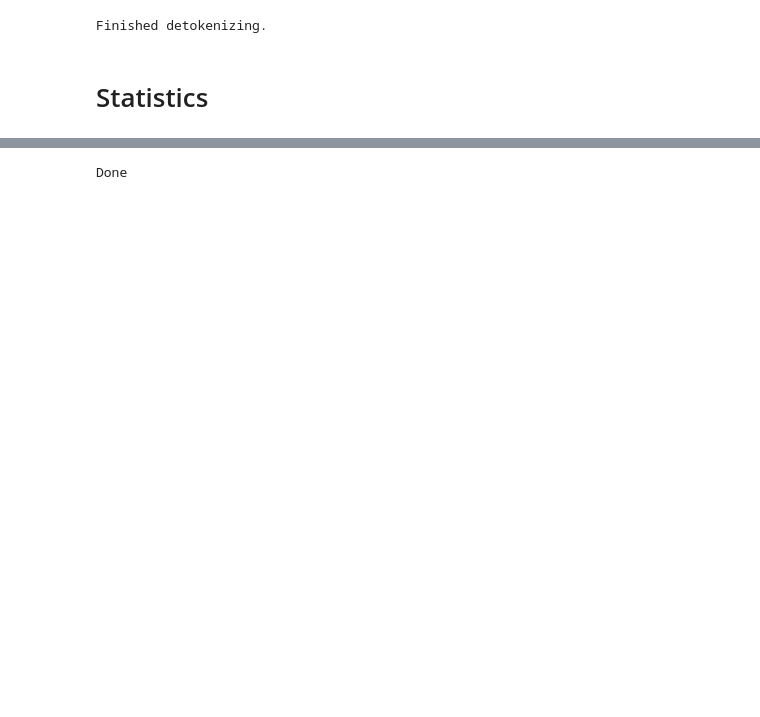
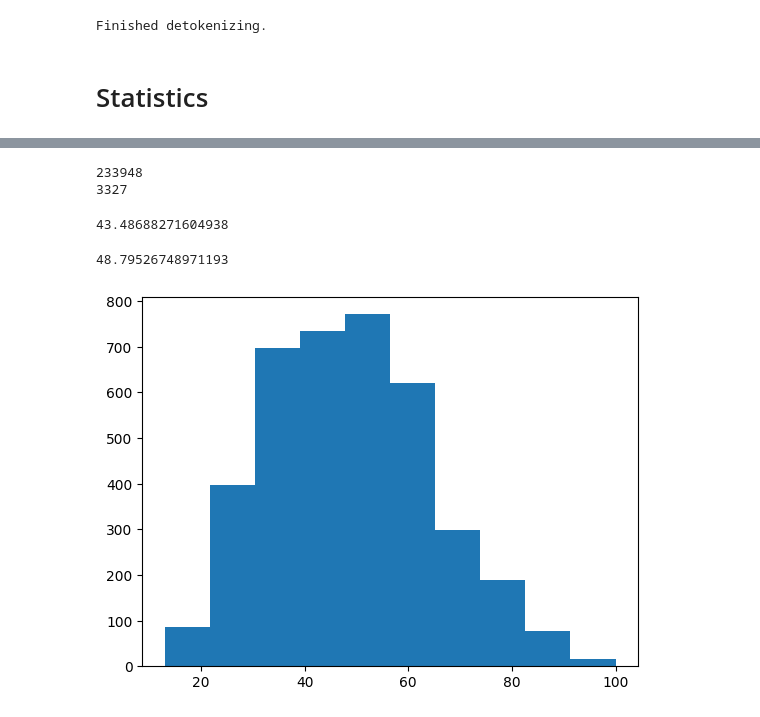
Before and after one commit to violinazh/Master-Thesis_Biases_NMT, a Jupyter notebook: Notebooks/Statistics.ipynb, the cells around one changed output, grey strips where cells are left out. Cells and saved outputs as stored; diff of their text form; code cells hidden in the pictures; blank space fills up the shorter version.

Commit message:
Disambiguated WinoMT dataset and ran statistic tests on sentence and word uniqueness

```diff
--- a/Notebooks/Statistics.ipynb
+++ b/Notebooks/Statistics.ipynb
@@ -58,7 +81,7 @@ with open('en_original.txt') as fin, open('tok.en_original.en','w') as fout:
         tokens = mt_en.tokenize(mpn.normalize(line), return_str=True)
         print(tokens, end='\n', file=fout)
 
-with open('en_modified.txt') as fin, open('tok.en_modified.en','w') as fout:
+with open('en_disambiguated.txt') as fin, open('tok.en_disambiguated.en','w') as fout:
     for line in fin:
         tokens = mt_en.tokenize(mpn.normalize(line), return_str=True)
         print(tokens, end='\n', file=fout)
@@ -288,7 +314,7 @@ with open('hyp_original_back.txt', encoding='utf8') as fin, open('original_back.
         tokens = md_en.detokenize(line.split(), return_str=True)
         print(tokens, end='\n', file=fout)
 
-with open('hyp_modified_back.txt', encoding='utf8') as fin, open('modified_back.txt','w', encoding='utf8') as fout:
+with open('hyp_disambiguated_back.txt', encoding='utf8') as fin, open('disambiguated_back.txt','w', encoding='utf8') as fout:
     for line in fin:
         tokens = md_en.detokenize(line.split(), return_str=True)
         print(tokens, end='\n', file=fout)
@@ -382,22 +458,50 @@ print(sum(x > 0 for x in results))
-# %%
-# Remove stopwords and count unique words in nbest list
-
-import spacy
-
-sp = spacy.load('en_core_web_sm')
-stopwords = spacy.lang.en.stop_words.STOP_WORDS
-
-words = set()
-
-# !!! takes a lot of time
-with open('modified_back.txt', 'r') as fin,  open('removed_sw.txt', 'w') as out_file:
-    for line in fin:
-        tokens = sp(line)
-        for token in tokens:
-            if token not in stopwords:    # checking whether the word is a stop word
-                #words.add(token)
-                print(token, end='\n', file=out_file)
-
-print("Done")
-# %% [output]
-Done
+# %%
+# Count how many times the source words occurs in the nbest list of modified
+results = []
+counter = 0
+for word in source:
+    matches = 0
+    for target in nbest_modified[counter]:
+        if (word in target.split(" ")):
+            matches += 1
+    results.append(matches)
+    counter += 1
+
+print(sum(results))
+print(sum(x > 0 for x in results))
+# %% [output]
+233948
+3327
+# %%
+# Count unique sentences in source nbest list for each source sentence of original
+unique_sent = []
+for source_nbest in nbest_original:
+    num_values = len(set(source_nbest))
+    #print(num_values)
+    unique_sent.append(num_values)
+
+#print(unique_sent)
+print(sum(unique_sent)/3888) # average
+# %% [output]
+43.48688271604938
+# %%
+# Count unique sentences in source nbest list for each source sentence of modified
+unique_sent = []
+for source_nbest in nbest_modified:
+    num_values = len(set(source_nbest))
+    #print(num_values)
+    unique_sent.append(num_values)
+
+#print(unique_sent)
+print(sum(unique_sent)/3888) # average
+# %% [output]
+48.79526748971193
+# %%
+import numpy as np
+import matplotlib.pyplot as plt
+
+#plt.bar(np.arange(len(unique_sent)), unique_sent)
+plt.hist(unique_sent, bins=10)
+plt.show()
+# %% [output]
+[figure, added]
```
Also changed, not shown: parts of 23 cells of this notebook, 1 other file.
